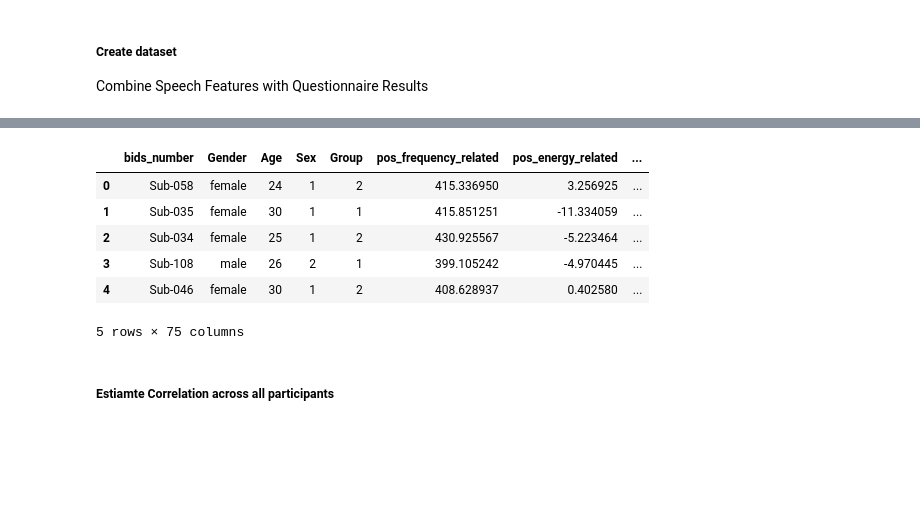
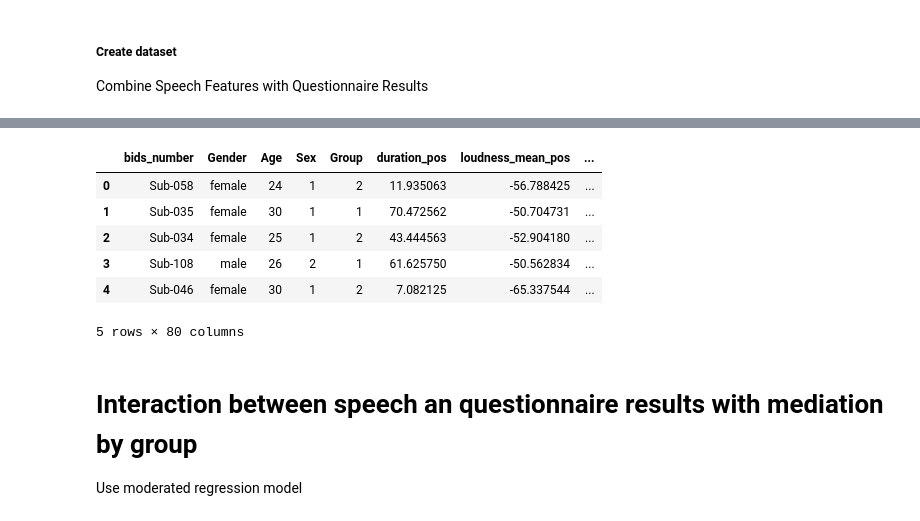
Before and after one commit to JuliaSchraeder/SubliminalVideoPriming, a Jupyter notebook: scripts/speech/speech_category_questionnaire_analysis.ipynb, the cells around one changed output, grey strips where cells are left out. Saved outputs shown, nothing was run; the diff lists cells and outputs as text; code cells hidden in the pictures; blank space fills up the shorter version.

Commit message:
update speech analysis

```diff
--- a/scripts/speech/speech_category_questionnaire_analysis.ipynb
+++ b/scripts/speech/speech_category_questionnaire_analysis.ipynb
@@ -234,15 +154,17 @@ A value is trying to be set on a copy of a slice from a DataFrame
 See the caveats in the documentation: https://pandas.pydata.org/pandas-docs/stable/user_guide/indexing.html#returning-a-view-versus-a-copy
   return super().rename(
 # %%
-#analysis_df.to_csv('W:/Fmri_Forschung/Allerlei/JuliaS/GitHub/SubliminalVideoPriming/data/speech/speech_categories.csv', index=False)
+analysis_df.to_csv('W:/Fmri_Forschung/Allerlei/JuliaS/GitHub/SubliminalVideoPriming/data/speech/speech_categories.csv', index=False)
 analysis_df.head()
 # %% [output]
-|  | bids_number | Gender | Age | Sex | Group | pos_frequency_related | pos_energy_related | ... |
-| 0 | Sub-058 | female | 24 | 1 | 2 | 415.336950 | 3.256925 | ... |
-| 1 | Sub-035 | female | 30 | 1 | 1 | 415.851251 | -11.334059 | ... |
-| 2 | Sub-034 | female | 25 | 1 | 2 | 430.925567 | -5.223464 | ... |
-| 3 | Sub-108 | male | 26 | 2 | 1 | 399.105242 | -4.970445 | ... |
-| 4 | Sub-046 | female | 30 | 1 | 2 | 408.628937 | 0.402580 | ... |
+|  | bids_number | Gender | Age | Sex | Group | duration_pos | loudness_mean_pos | ... |
+| 0 | Sub-058 | female | 24 | 1 | 2 | 11.935063 | -56.788425 | ... |
+| 1 | Sub-035 | female | 30 | 1 | 1 | 70.472562 | -50.704731 | ... |
+| 2 | Sub-034 | female | 25 | 1 | 2 | 43.444563 | -52.904180 | ... |
+| 3 | Sub-108 | male | 26 | 2 | 1 | 61.625750 | -50.562834 | ... |
+| 4 | Sub-046 | female | 30 | 1 | 2 | 7.082125 | -65.337544 | ... |
-5 rows × 75 columns
+5 rows × 80 columns
-# %% [markdown]
-##### Estiamte Correlation across all participants
+# %% [markdown]
+# Interaction between speech an questionnaire results with mediation by group
+
+Use moderated regression model
```
Also changed, not shown: parts of 26 cells of this notebook, 16 other files.
